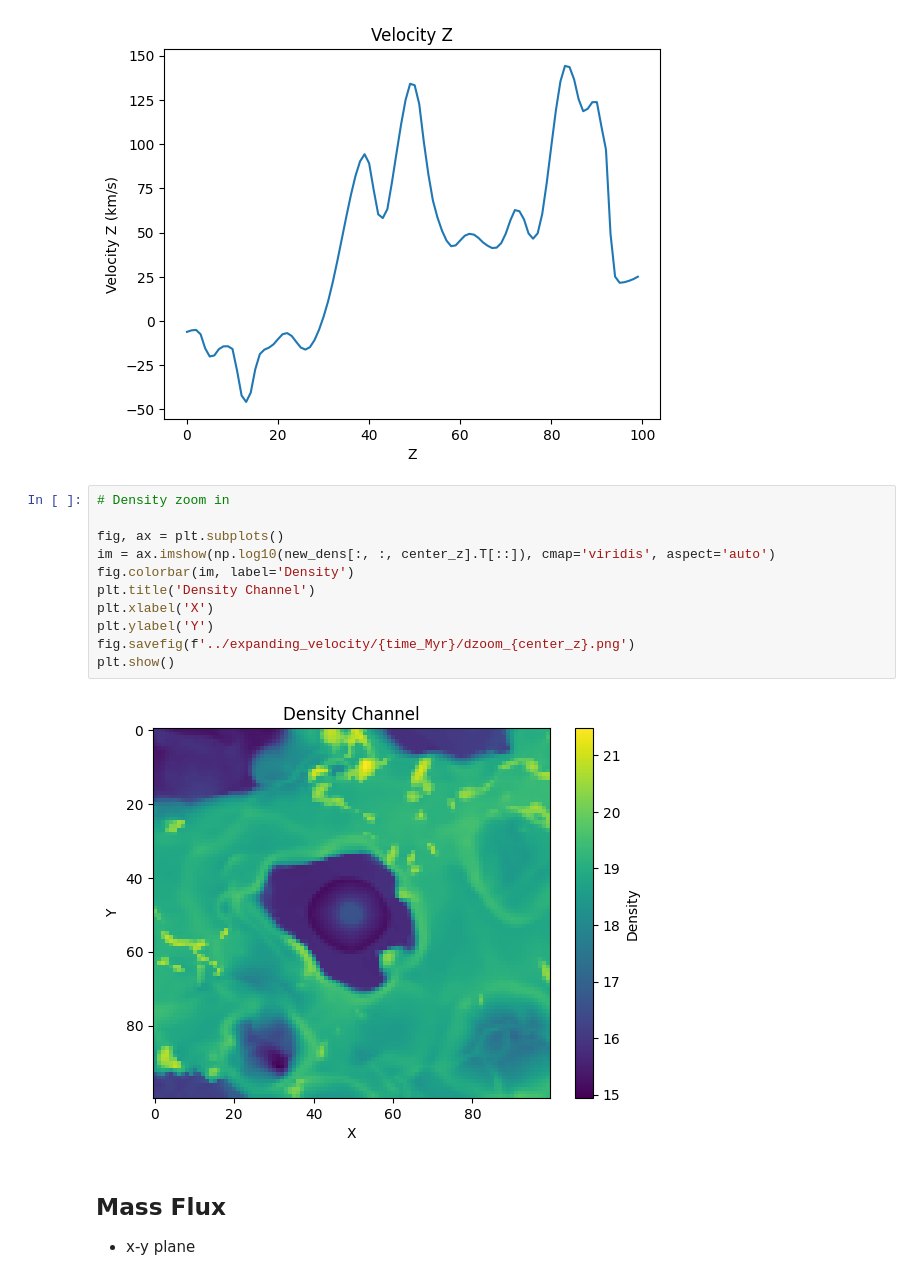
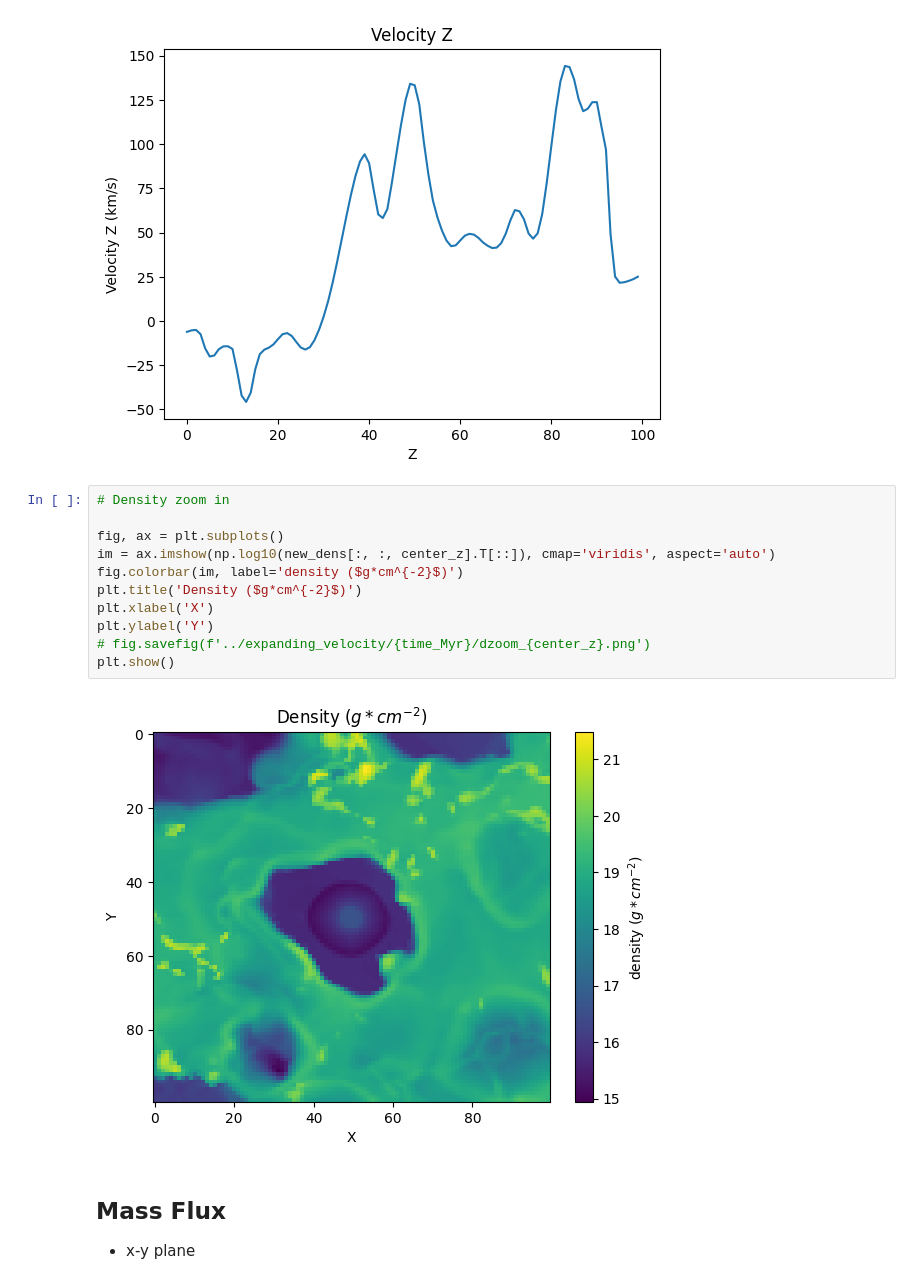
Before and after one commit to Joycelyn-Chen/AstroSegTrack, a Jupyter notebook: analysis/SB230/shockwave_vel.ipynb, the cells around one changed output. Cells and saved outputs as stored; diff of their text form.

```diff
--- a/analysis/SB230/shockwave_vel.ipynb
+++ b/analysis/SB230/shockwave_vel.ipynb
@@ -307,16 +316,16 @@ plt.show()
 # %%
 # Density zoom in
 
 fig, ax = plt.subplots()
 im = ax.imshow(np.log10(new_dens[:, :, center_z].T[::]), cmap='viridis', aspect='auto')
-fig.colorbar(im, label='Density')
-plt.title('Density Channel')
+fig.colorbar(im, label='density ($g*cm^{-2}$)')
+plt.title('Density ($g*cm^{-2}$)')
 plt.xlabel('X')
 plt.ylabel('Y')
-fig.savefig(f'../expanding_velocity/{time_Myr}/dzoom_{center_z}.png')
+# fig.savefig(f'../expanding_velocity/{time_Myr}/dzoom_{center_z}.png')
 plt.show()
 # %% [output]
-[figure, old version]
+[figure, new version]
 # %% [markdown]
 ## Mass Flux
 - x-y plane
```
Also changed, not shown: parts of 9 cells of this notebook.
